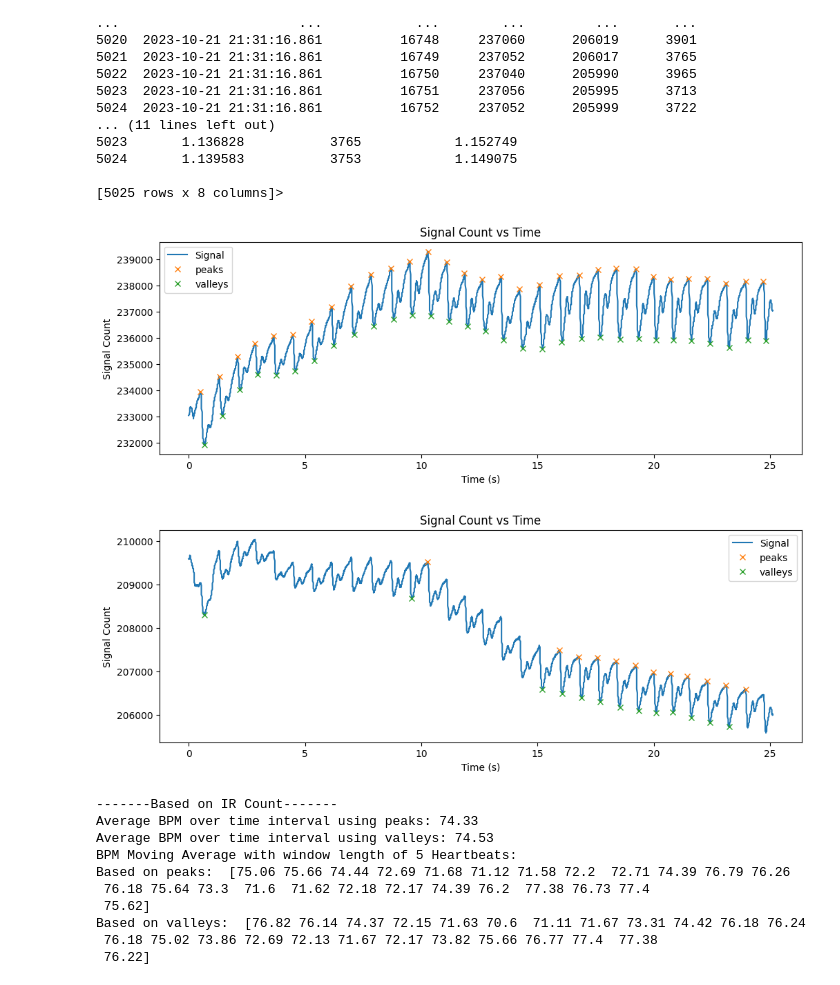
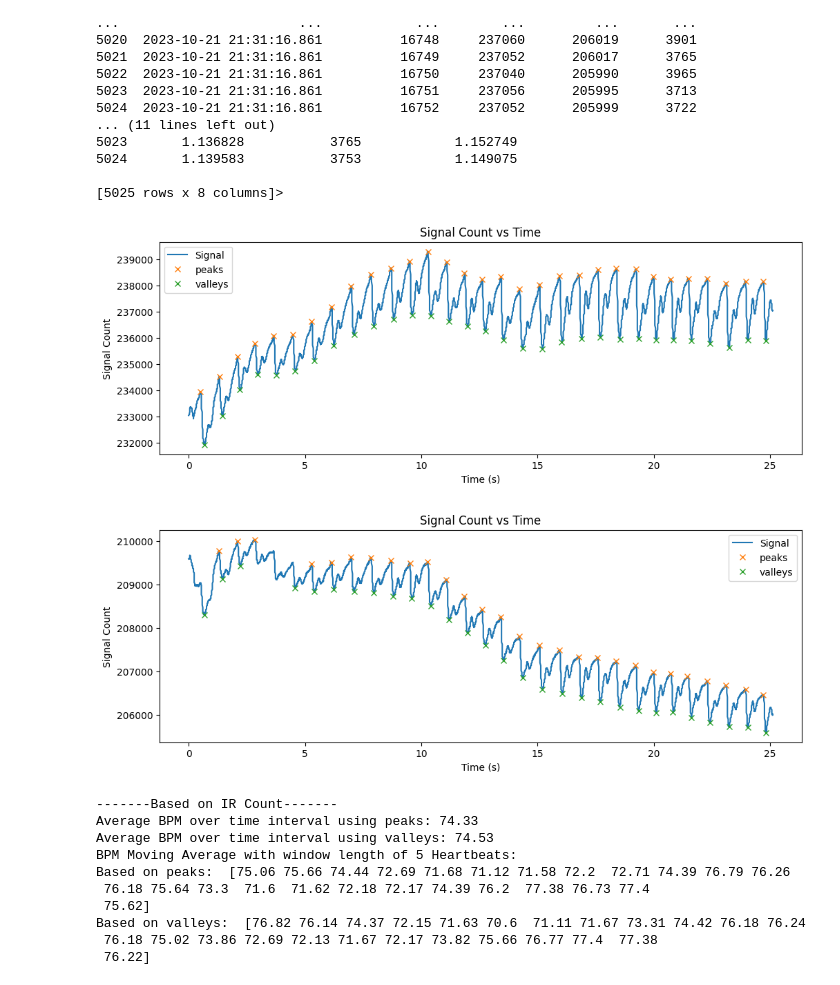
Before and after one commit to PZL2004/ECG-PPG, a Jupyter notebook: Coding/Python/data_analysis.ipynb, the cells around one changed output. Saved outputs shown, nothing was run; the diff lists cells and outputs as text; code cells hidden in the pictures.

```diff
--- a/Coding/Python/data_analysis.ipynb
+++ b/Coding/Python/data_analysis.ipynb
@@ -10,9 +10,10 @@ import sys
 # Averaging=1,IA Gain=5,ECG Gain=8,Sample Rate=200,Adaptive Filter=Checked,Notch Freq=60,Cutoff Freq=50,
 # %%
 ### Peak Finding Parameters ###
-MIN_WIDTH = 20
-MAX_WIDTH = 200
-PROMINENCE = 800
+MIN_WIDTH = 10
+MAX_WIDTH = 500
+PROMINENCE_IR = 1000
+PROMINENCE_RED = 500
 HEIGHT = None
 THRESHOLD = None
 
@@ -37,7 +38,7 @@ def convert_to_sec(t):
     total = (min*60)+sec
     return total
 
-def peak_valley_finder_and_plot(data, time):
+def peak_valley_finder_and_plot(data, time, prominence):
     """finds the peaks of a dataset and plots the data
 
     Args:
@@ -47,8 +48,8 @@ def peak_valley_finder_and_plot(data, time):
     Returns:
         list: list containing the indexes of all of the peaks in the dataset (no minimum peaks, just maxes)
     """
-    peaks = find_peaks(data, height=HEIGHT, threshold=THRESHOLD, prominence=PROMINENCE, width=(MIN_WIDTH, MAX_WIDTH))[0]
-    valleys = find_peaks(-data, height=HEIGHT, threshold=THRESHOLD, prominence=PROMINENCE, width=(MIN_WIDTH, MAX_WIDTH))[0]
+    peaks = find_peaks(data, height=HEIGHT, threshold=THRESHOLD, prominence=prominence, width=(MIN_WIDTH, MAX_WIDTH))[0]
+    valleys = find_peaks(-data, height=HEIGHT, threshold=THRESHOLD, prominence=prominence, width=(MIN_WIDTH, MAX_WIDTH))[0]
 
     # fixes edge case where max of a peak/valley is found twice in same peak.
     usedValues_peaks = set()
@@ -80,6 +81,29 @@ def peak_valley_finder_and_plot(data, time):
     plt.legend()
     plt.show()
     return peaks, valleys
+
+def avg_peak_and_trough_vals(red_count, ir_count, red_peak_loc, red_val_loc, ir_peak_loc, ir_val_loc):
+    red_peak_vals = red_count[red_peak_loc]
+    red_val_vals = red_count[red_val_loc]
+    ir_peak_vals = ir_count[ir_peak_loc]
+    ir_val_vals = ir_count[ir_val_loc]
+
+    avg_red_peak = np.mean(red_peak_vals)
+    avg_red_val = np.mean(red_val_vals)
+    avg_ir_peak = np.mean(ir_peak_vals)
+    avg_ir_val = np.mean(ir_val_vals)
+
+    avg_AC_red = np.mean(red_peak_vals)  - np.mean(red_val_vals)
+    avg_DC_red = np.mean(red_val_vals)
+
+    avg_AC_ir = np.mean(ir_peak_vals) - np.mean(ir_val_vals)
+    avg_DC_ir = np.mean(ir_val_vals)
+
+    avg_R = (avg_AC_red/avg_DC_red)/(avg_AC_ir/avg_DC_ir)
+
+    avg_SpO2 = INTERCEPT_SPO2 - SLOPE_SPO2*avg_R
+
+    return avg_red_peak, avg_red_val, avg_ir_peak, avg_ir_val, avg_R, avg_SpO2
 # %%
 # CSV # 1
 #df = pd.read_csv("C:\data\honors project ppg data\ECPPG_2023-10-21_21-29-57.csv") #Karston
@@ -112,15 +136,15 @@ df.head
 # %%
 time = np.array([convert_to_sec(x) for x in df["Time"]]) - convert_to_sec(df["Time"][0])
 IR_Count = df[" IR Count"]
 Red_Count = df[" Red Count"]
-peaks_ir, valleys_ir = peak_valley_finder_and_plot(IR_Count, time)
-peaks_red, valleys_red = peak_valley_finder_and_plot(Red_Count, time)
+peaks_ir, valleys_ir = peak_valley_finder_and_plot(IR_Count, time, prominence=PROMINENCE_IR)
+peaks_red, valleys_red = peak_valley_finder_and_plot(Red_Count, time, prominence=PROMINENCE_RED)
 # print(peaks)
 # widths = peak_widths(IR_Count, peaks=peaks)
 # print(widths)
 # %% [output]
 [figure]
-[figure, old version]
+[figure, new version]
 # %%
 ### USING THE IR COUNT ###
 peak_times_ir = list(set(np.round(time[peaks_ir], 3)))
```
Also changed, not shown: parts of 2 cells of this notebook.
